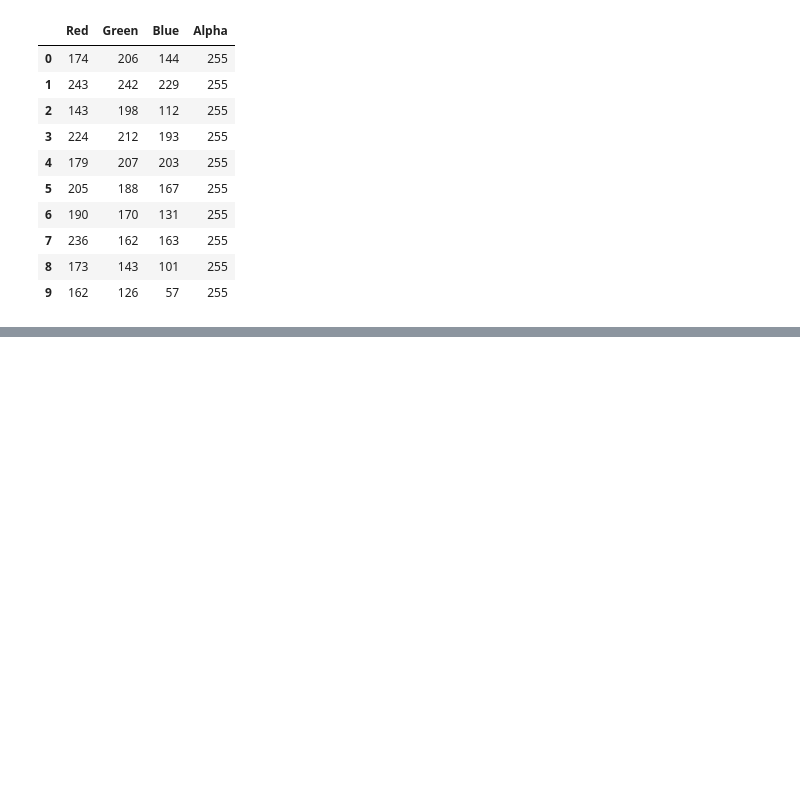
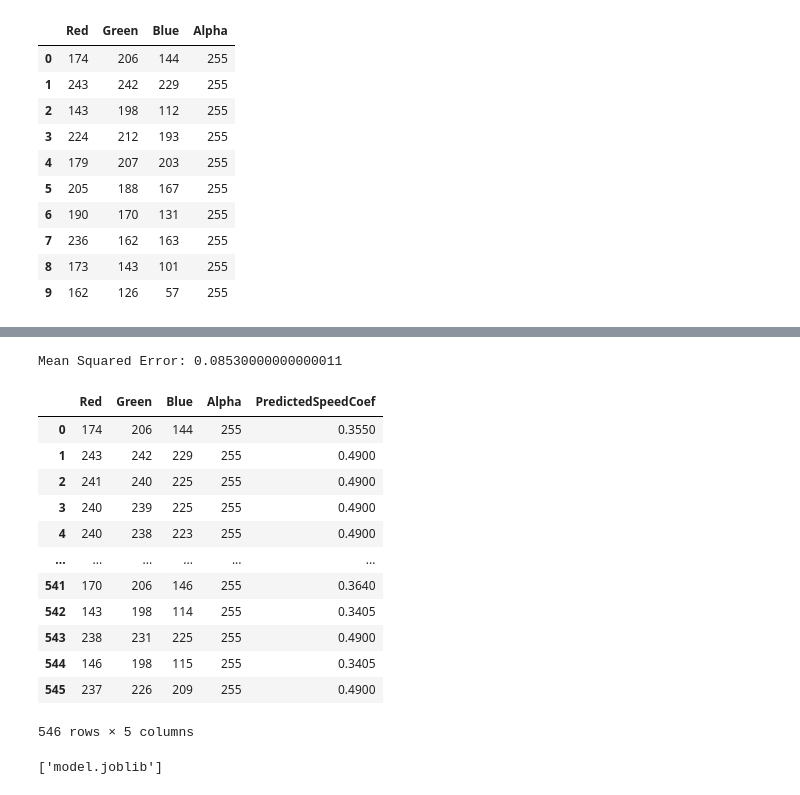
Before and after one commit to RomanMykolaichuk/rl_1_2023, a Jupyter notebook: img_analyse/img1.ipynb, the cells around one changed output, grey strips where cells are left out. Cells and saved outputs as stored; diff of their text form; code cells hidden in the pictures; blank space fills up the shorter version.

```diff
--- a/img_analyse/img1.ipynb
+++ b/img_analyse/img1.ipynb
@@ -68,0 +87,7 @@ df_grouped_colors
+# %%
+speed_coef = np.array([0.4,0.9,0.3,0.65,0,0.6,0.55,1,0.5,0.45])
+
+df = df_grouped_colors
+
+df['speed_coef']=speed_coef
+df
@@ -68,0 +106,50 @@ df_grouped_colors
+# %%
+
+# Підготовка даних
+X = df[['Red', 'Green', 'Blue']]  # Особливості (фічі)
+y = df['speed_coef']              # Мітки (цільові значення)
+
+# Розділення даних на тренувальний та тестовий набори
+X_train, X_test, y_train, y_test = train_test_split(X, y, test_size=0.2, random_state=42)
+
+# Створення моделі
+model = RandomForestRegressor(n_estimators=100, random_state=42)
+
+# Тренування моделі
+model.fit(X_train, y_train)
+
+# Перевірка моделі на тестових даних
+y_pred = model.predict(X_test)
+
+# Оцінка моделі
+mse = mean_squared_error(y_test, y_pred)
+print(f"Mean Squared Error: {mse}")
+# %% [output]
+Mean Squared Error: 0.08530000000000011
+# %%
+# Передбачення коефіцієнтів швидкості для кожного кольору у df_colors
+predicted_speed_coefs = model.predict(df_colors[['Red', 'Green', 'Blue']])
+
+# Додавання передбачених коефіцієнтів до df_colors
+df_colors['PredictedSpeedCoef'] = predicted_speed_coefs
+
+# Перегляд результату
+df_colors
+# %% [output]
+|  | Red | Green | Blue | Alpha | PredictedSpeedCoef |
+| 0 | 174 | 206 | 144 | 255 | 0.3550 |
+| 1 | 243 | 242 | 229 | 255 | 0.4900 |
+| 2 | 241 | 240 | 225 | 255 | 0.4900 |
+| 3 | 240 | 239 | 225 | 255 | 0.4900 |
+| 4 | 240 | 238 | 223 | 255 | 0.4900 |
+| ... | ... | ... | ... | ... | ... |
+| 541 | 170 | 206 | 146 | 255 | 0.3640 |
+| 542 | 143 | 198 | 114 | 255 | 0.3405 |
+| 543 | 238 | 231 | 225 | 255 | 0.4900 |
+| 544 | 146 | 198 | 115 | 255 | 0.3405 |
+| 545 | 237 | 226 | 209 | 255 | 0.4900 |
+546 rows × 5 columns
+# %%
+dump(model, 'model.joblib')
+# %% [output]
+['model.joblib']
```
Also changed, not shown: parts of 4 cells of this notebook, 2 other files.
